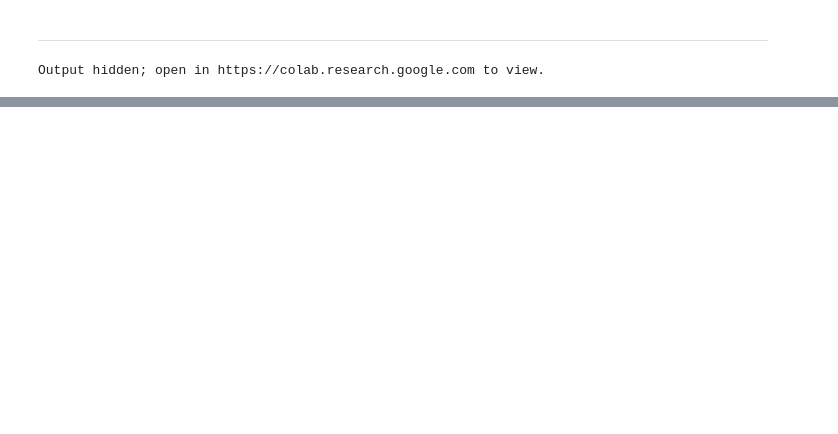
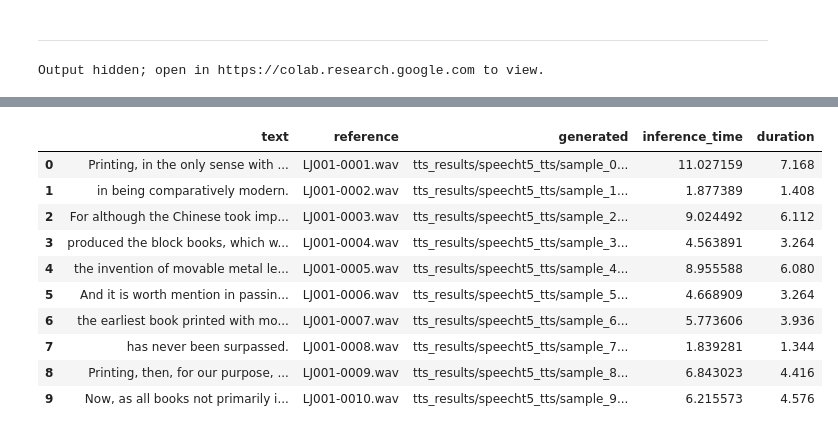
Before and after one commit to rkaushik97/MSGAI-AI-Podcast-Generator, a Jupyter notebook: tts_testing.ipynb, the cells around one changed output, grey strips where cells are left out. Drawn from its saved outputs; the diff is of its cells as text; code cells hidden in the pictures; blank space fills up the shorter version.

```diff
--- a/tts_testing.ipynb
+++ b/tts_testing.ipynb
@@ -293,0 +336,14 @@ Output hidden; open in https://colab.research.google.com to view.
+# %%
+df_speecht5_tts
+# %% [output]
+|  | text | reference | generated | inference_time | duration |
+| 0 | Printing, in the only sense with ... | LJ001-0001.wav | tts_results/speecht5_tts/sample_0... | 11.027159 | 7.168 |
+| 1 | in being comparatively modern. | LJ001-0002.wav | tts_results/speecht5_tts/sample_1... | 1.877389 | 1.408 |
+| 2 | For although the Chinese took imp... | LJ001-0003.wav | tts_results/speecht5_tts/sample_2... | 9.024492 | 6.112 |
+| 3 | produced the block books, which w... | LJ001-0004.wav | tts_results/speecht5_tts/sample_3... | 4.563891 | 3.264 |
+| 4 | the invention of movable metal le... | LJ001-0005.wav | tts_results/speecht5_tts/sample_4... | 8.955588 | 6.080 |
+| 5 | And it is worth mention in passin... | LJ001-0006.wav | tts_results/speecht5_tts/sample_5... | 4.668909 | 3.264 |
+| 6 | the earliest book printed with mo... | LJ001-0007.wav | tts_results/speecht5_tts/sample_6... | 5.773606 | 3.936 |
+| 7 | has never been surpassed. | LJ001-0008.wav | tts_results/speecht5_tts/sample_7... | 1.839281 | 1.344 |
+| 8 | Printing, then, for our purpose, ... | LJ001-0009.wav | tts_results/speecht5_tts/sample_8... | 6.843023 | 4.416 |
+| 9 | Now, as all books not primarily i... | LJ001-0010.wav | tts_results/speecht5_tts/sample_9... | 6.215573 | 4.576 |
```
Also changed, not shown: parts of 7 cells of this notebook.
